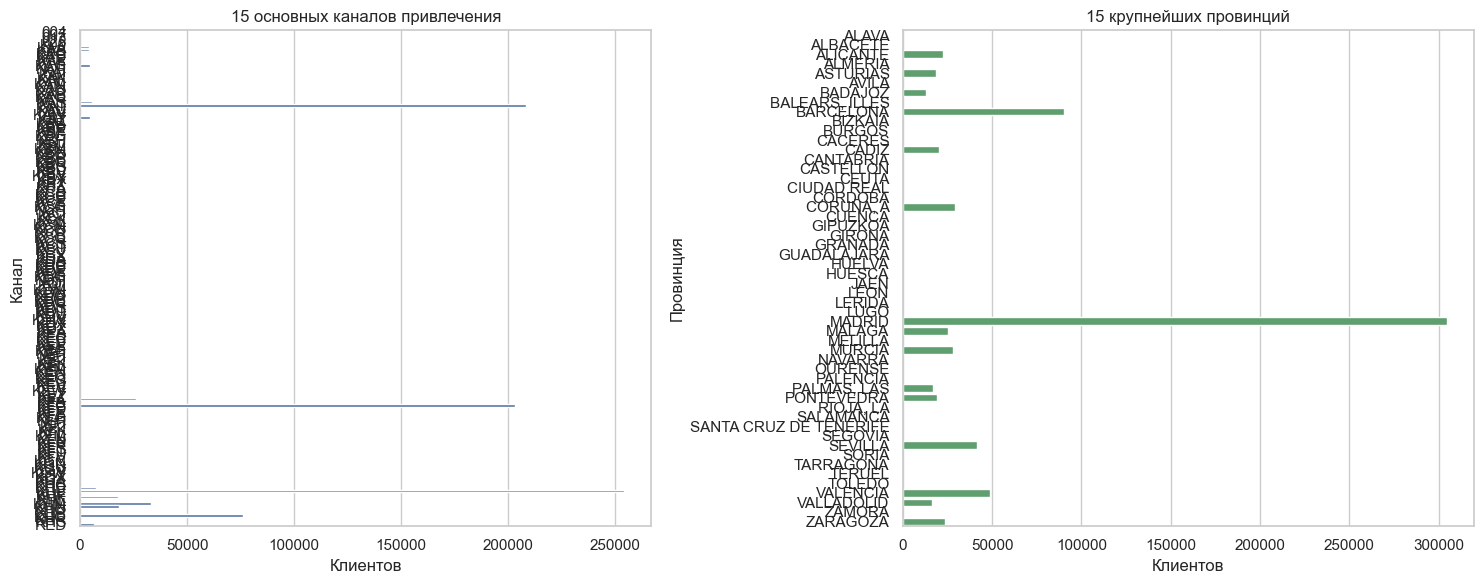
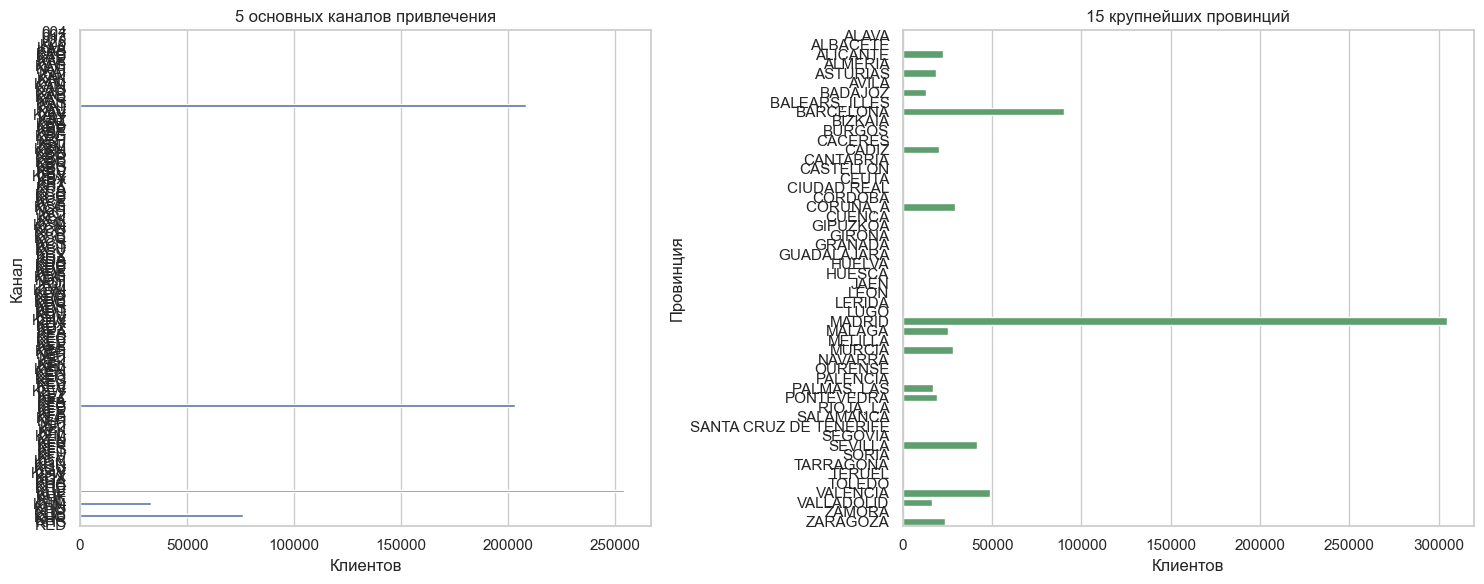
The notebook cell's code change between the first figure and the second:
--- before
+++ after
@@ -2,5 +2,5 @@
     latest_clients["canal_entrada"]
     .value_counts()
-    .head(15)
+    .head(5)
     .sort_values()
 )
@@ -19,5 +19,5 @@
     color="#4C72B0",
 )
-axes[0].set_title("15 основных каналов привлечения")
+axes[0].set_title("5 основных каналов привлечения")
 axes[0].set_xlabel("Клиентов")
 axes[0].set_ylabel("Канал")

Commit: Improve notebooks and remove Ruff